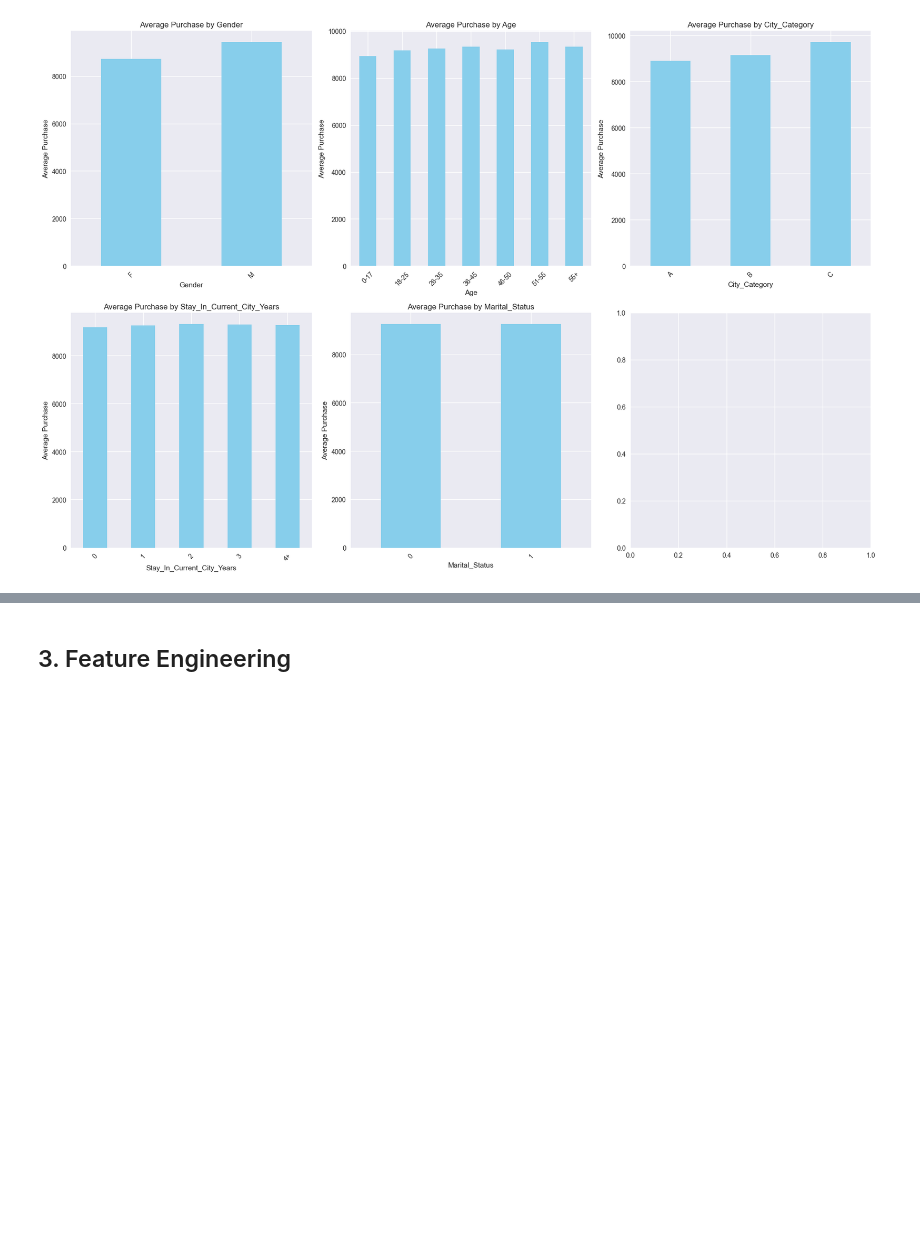
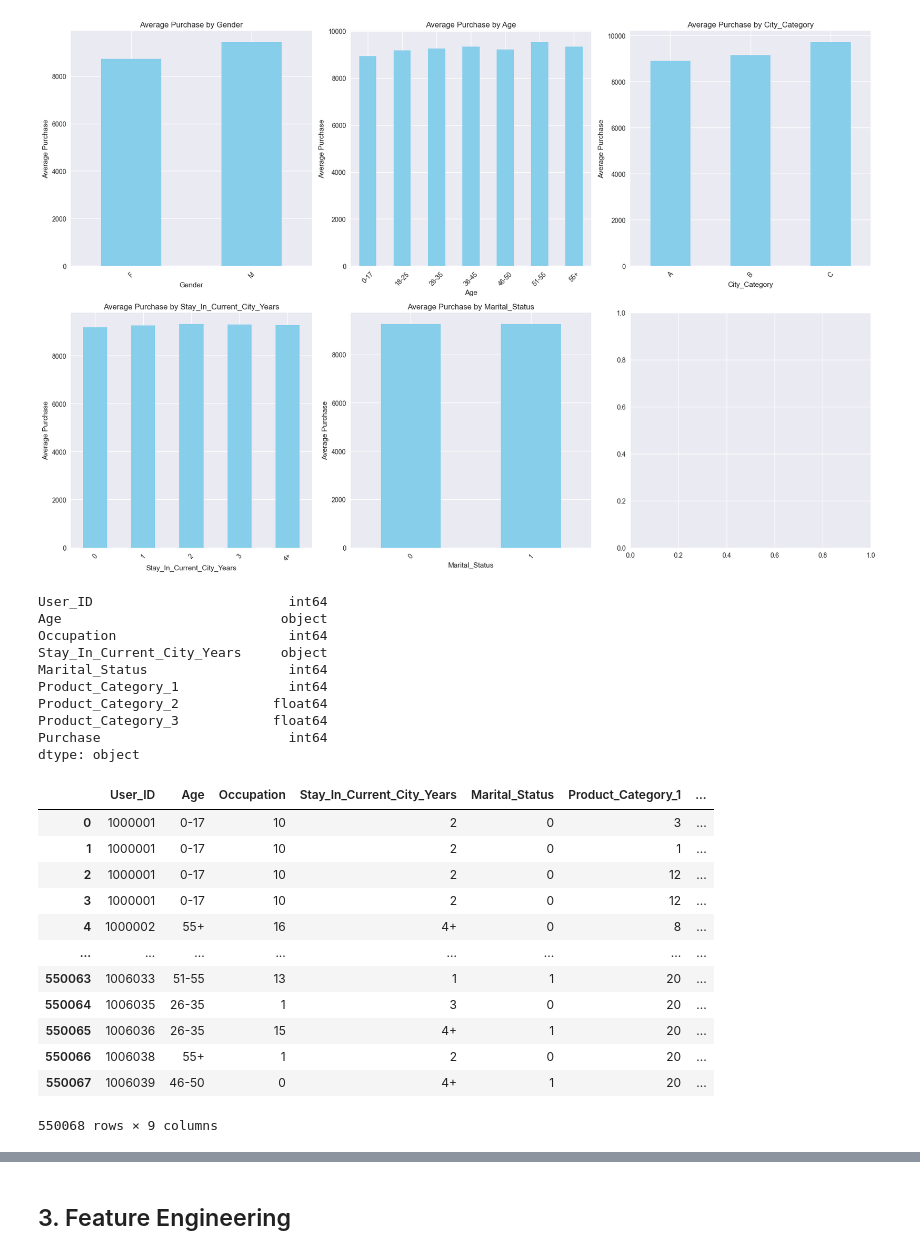
Before and after one commit to ahaythorpe/Data-Analysis, a Jupyter notebook: notebook/customer_EDA/Customer_Pricing_Prediction_Analysis.ipynb, the cells around one changed output, grey strips where cells are left out. Saved outputs shown, nothing was run; the diff lists cells and outputs as text; code cells hidden in the pictures; blank space fills up the shorter version.

```diff
--- a/notebook/customer_EDA/Customer_Pricing_Prediction_Analysis.ipynb
+++ b/notebook/customer_EDA/Customer_Pricing_Prediction_Analysis.ipynb
@@ -148,3 +169,31 @@ plt.tight_layout()
 plt.show()
 # %% [output]
 [figure]
+# %%
+train_data_num = train_data.drop(['Product_ID','Gender','City_Category'], axis=1)
+print(train_data_num.dtypes)
+train_data_num
+# %% [output]
+User_ID                         int64
+Age                            object
+Occupation                      int64
+Stay_In_Current_City_Years     object
+Marital_Status                  int64
+Product_Category_1              int64
+Product_Category_2            float64
+Product_Category_3            float64
+Purchase                        int64
+dtype: object
+|  | User_ID | Age | Occupation | Stay_In_Current_City_Years | Marital_Status | Product_Category_1 | ... |
+| 0 | 1000001 | 0-17 | 10 | 2 | 0 | 3 | ... |
+| 1 | 1000001 | 0-17 | 10 | 2 | 0 | 1 | ... |
+| 2 | 1000001 | 0-17 | 10 | 2 | 0 | 12 | ... |
+| 3 | 1000001 | 0-17 | 10 | 2 | 0 | 12 | ... |
+| 4 | 1000002 | 55+ | 16 | 4+ | 0 | 8 | ... |
+| ... | ... | ... | ... | ... | ... | ... | ... |
+| 550063 | 1006033 | 51-55 | 13 | 1 | 1 | 20 | ... |
+| 550064 | 1006035 | 26-35 | 1 | 3 | 0 | 20 | ... |
+| 550065 | 1006036 | 26-35 | 15 | 4+ | 1 | 20 | ... |
+| 550066 | 1006038 | 55+ | 1 | 2 | 0 | 20 | ... |
+| 550067 | 1006039 | 46-50 | 0 | 4+ | 1 | 20 | ... |
+550068 rows × 9 columns
```
Also changed, not shown: parts of 17 cells of this notebook.
